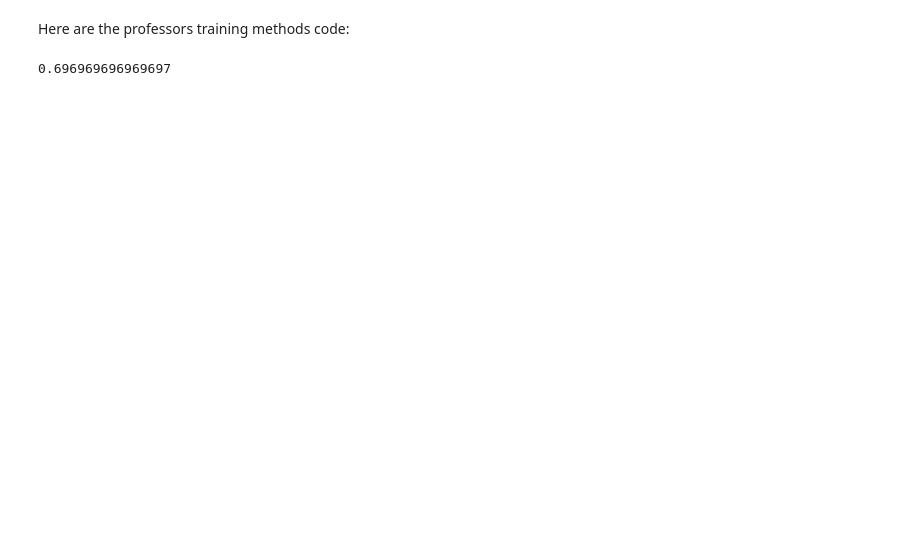
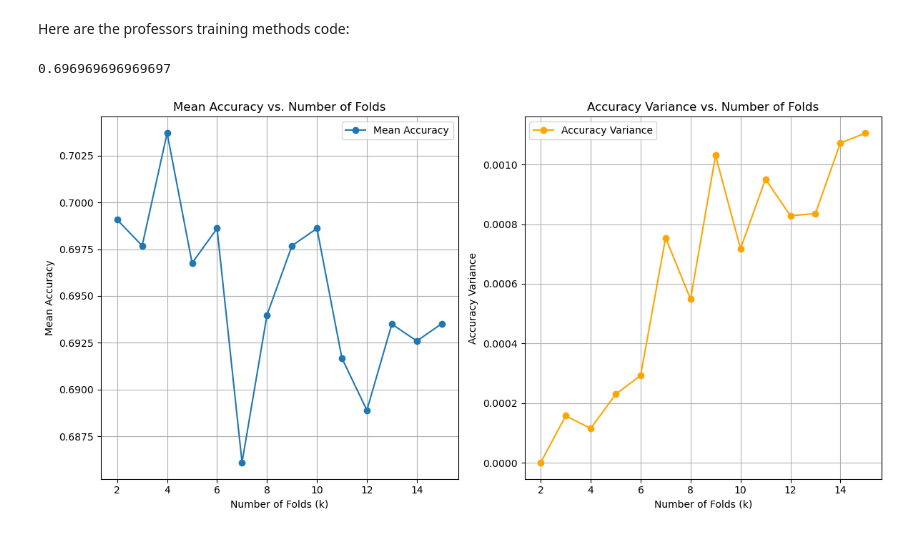
Before and after one commit to YuerTang/Stats101CProjects, a Jupyter notebook: Final_model.ipynb, the cells around one changed output. Cells and saved outputs as stored; diff of their text form; code cells hidden in the pictures; blank space fills up the shorter version.

Commit message:
newest result

```diff
--- a/Final_model.ipynb
+++ b/Final_model.ipynb
@@ -259,8 +261,8 @@ X = pd.DataFrame(X_normalized)
 y = pd.Series(y)
 
 # Ensure data is shuffled before splitting
-X_shuffled, y_shuffled = shuffle(X, y, random_state=1)
-
+# X_shuffled, y_shuffled = shuffle(X, y, random_state=1)
+X_shuffled, y_shuffled = X, y
 # Initialize models
 models = {
     'Random Forest': RandomForestClassifier(random_state=0),
@@ -274,7 +276,7 @@ models = {
 }
 
 # Initialize K-Fold with shuffle
-kf = KFold(n_splits=5, shuffle=True, random_state=0)
+kf = KFold(n_splits=5, shuffle=True, random_state=406)
 
 # Store accuracies for each model
 model_accuracies = {model_name: [] for model_name in models}
@@ -327,3 +329,62 @@ accuracy = model.score(X_test, y_test)
 print(accuracy)
 # %% [output]
 0.696969696969697
+# %%
+import matplotlib.pyplot as plt
+import numpy as np
+
+# Range of k values to test
+k_values = range(2, 16)  # Testing k from 2 to 15
+
+# Dictionary to store mean accuracy and variance for each k
+k_results = {'k': [], 'mean_accuracy': [], 'accuracy_variance': []}
+
+for k in k_values:
+    kf = KFold(n_splits=k, shuffle=True, random_state=406)
+    model = RandomForestClassifier(random_state=0)  # Example model (can switch to others)
+    fold_accuracies = []
+
+    for train_index, test_index in kf.split(X_shuffled):
+        # Split the data into training and testing sets
+        X_train, X_test = X_shuffled.iloc[train_index], X_shuffled.iloc[test_index]
+        y_train, y_test = y_shuffled.iloc[train_index], y_shuffled.iloc[test_index]
+
+        # Fit the model
+        model.fit(X_train, y_train)
+
+        # Predict on the test set
+        y_pred = model.predict(X_test)
+
+        # Calculate accuracy
+        fold_accuracies.append(accuracy_score(y_test, y_pred))
+
+    # Record results for current k
+    k_results['k'].append(k)
+    k_results['mean_accuracy'].append(np.mean(fold_accuracies))
+    k_results['accuracy_variance'].append(np.var(fold_accuracies))
+
+# Plot mean accuracy and variance for different k values
+plt.figure(figsize=(12, 6))
+
+# Mean accuracy plot
+plt.subplot(1, 2, 1)
+plt.plot(k_results['k'], k_results['mean_accuracy'], marker='o', label='Mean Accuracy')
+plt.xlabel('Number of Folds (k)')
+plt.ylabel('Mean Accuracy')
+plt.title('Mean Accuracy vs. Number of Folds')
+plt.grid(True)
+plt.legend()
+
+# Accuracy variance plot
+plt.subplot(1, 2, 2)
+plt.plot(k_results['k'], k_results['accuracy_variance'], marker='o', label='Accuracy Variance', color='orange')
+plt.xlabel('Number of Folds (k)')
+plt.ylabel('Accuracy Variance')
+plt.title('Accuracy Variance vs. Number of Folds')
+plt.grid(True)
+plt.legend()
+
+plt.tight_layout()
+plt.show()
+# %% [output]
+[figure, added]
```
Also changed, not shown: parts of 3 cells of this notebook.
